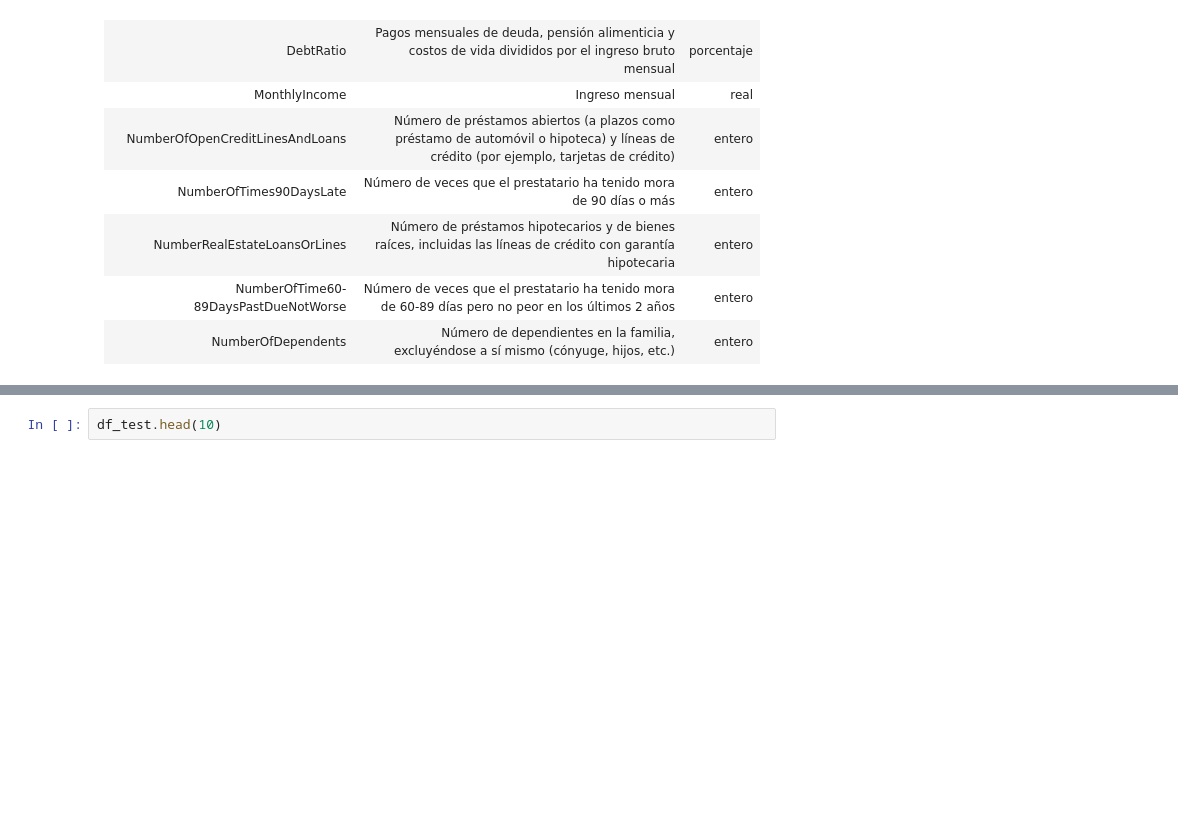
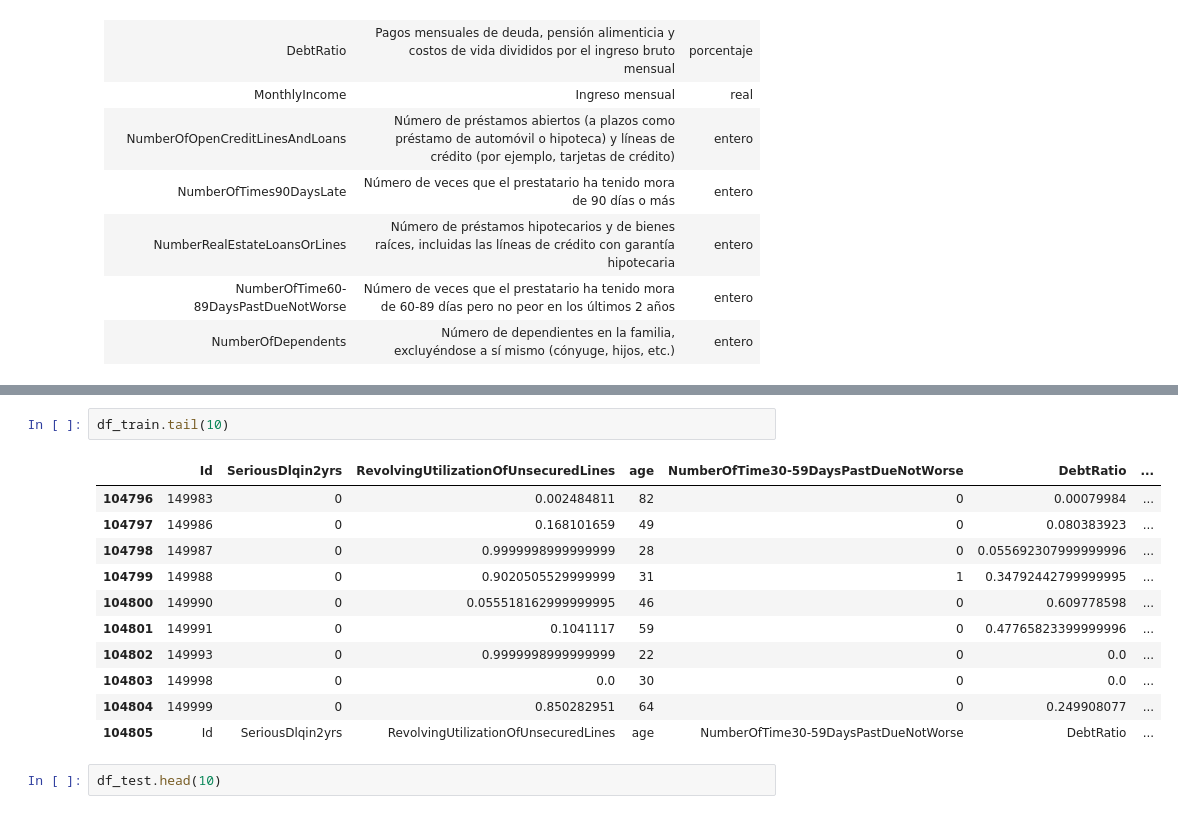
Before and after one commit to DiegoRomanP/Give-me-some-Credit, a Jupyter notebook: Give_me_some_credit.ipynb, the cells around one changed output, grey strips where cells are left out. Drawn from its saved outputs; the diff is of its cells as text; blank space fills up the shorter version.

```diff
--- a/Give_me_some_credit.ipynb
+++ b/Give_me_some_credit.ipynb
@@ -72,5 +87,19 @@ df_train.head(10)
 | 8 | 10 | 0 | 0.644226 | 30 | 0 | 0.309476 | ... |
 | 9 | 11 | 0 | 0.018798 | 51 | 0 | 0.531529 | ... |
+# %%
+df_train.tail(10)
+# %% [output]
+|  | Id | SeriousDlqin2yrs | RevolvingUtilizationOfUnsecuredLines | age | NumberOfTime30-59DaysPastDueNotWorse | DebtRatio | ... |
+| 104796 | 149983 | 0 | 0.002484811 | 82 | 0 | 0.00079984 | ... |
+| 104797 | 149986 | 0 | 0.168101659 | 49 | 0 | 0.080383923 | ... |
+| 104798 | 149987 | 0 | 0.9999998999999999 | 28 | 0 | 0.055692307999999996 | ... |
+| 104799 | 149988 | 0 | 0.9020505529999999 | 31 | 1 | 0.34792442799999995 | ... |
+| 104800 | 149990 | 0 | 0.055518162999999995 | 46 | 0 | 0.609778598 | ... |
+| 104801 | 149991 | 0 | 0.1041117 | 59 | 0 | 0.47765823399999996 | ... |
+| 104802 | 149993 | 0 | 0.9999998999999999 | 22 | 0 | 0.0 | ... |
+| 104803 | 149998 | 0 | 0.0 | 30 | 0 | 0.0 | ... |
+| 104804 | 149999 | 0 | 0.850282951 | 64 | 0 | 0.249908077 | ... |
+| 104805 | Id | SeriousDlqin2yrs | RevolvingUtilizationOfUnsecuredLines | age | NumberOfTime30-59DaysPastDueNotWorse | DebtRatio | ... |
 # %%
 df_test.head(10)
 # %% [output]
```
Also changed, not shown: parts of 15 cells of this notebook.
